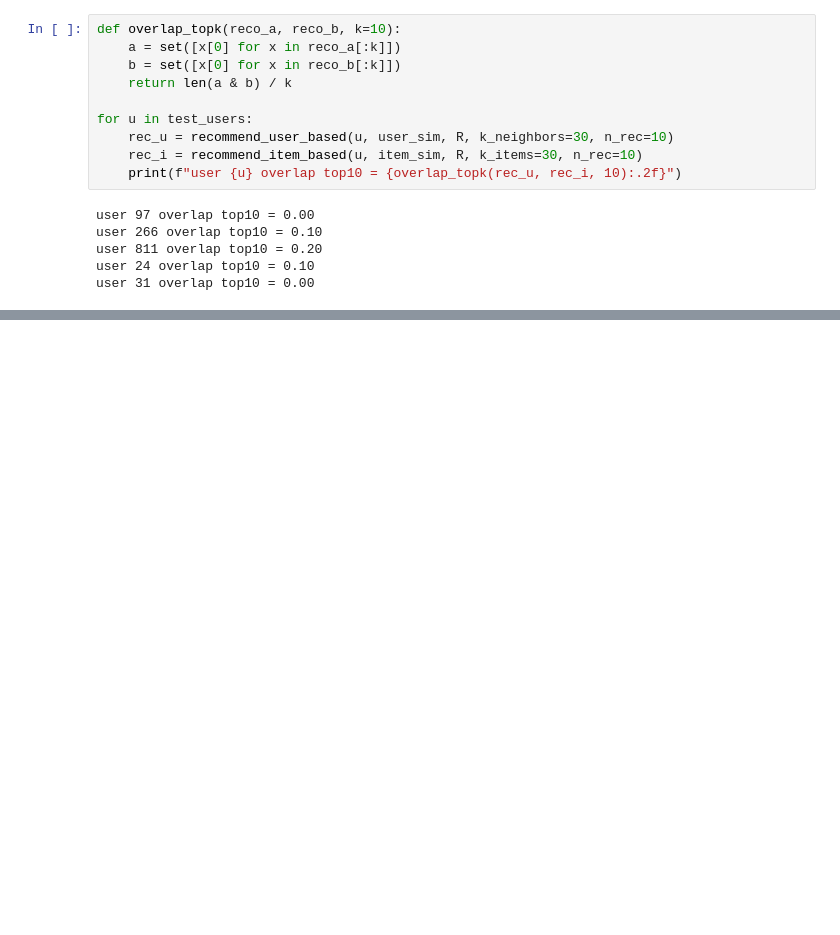
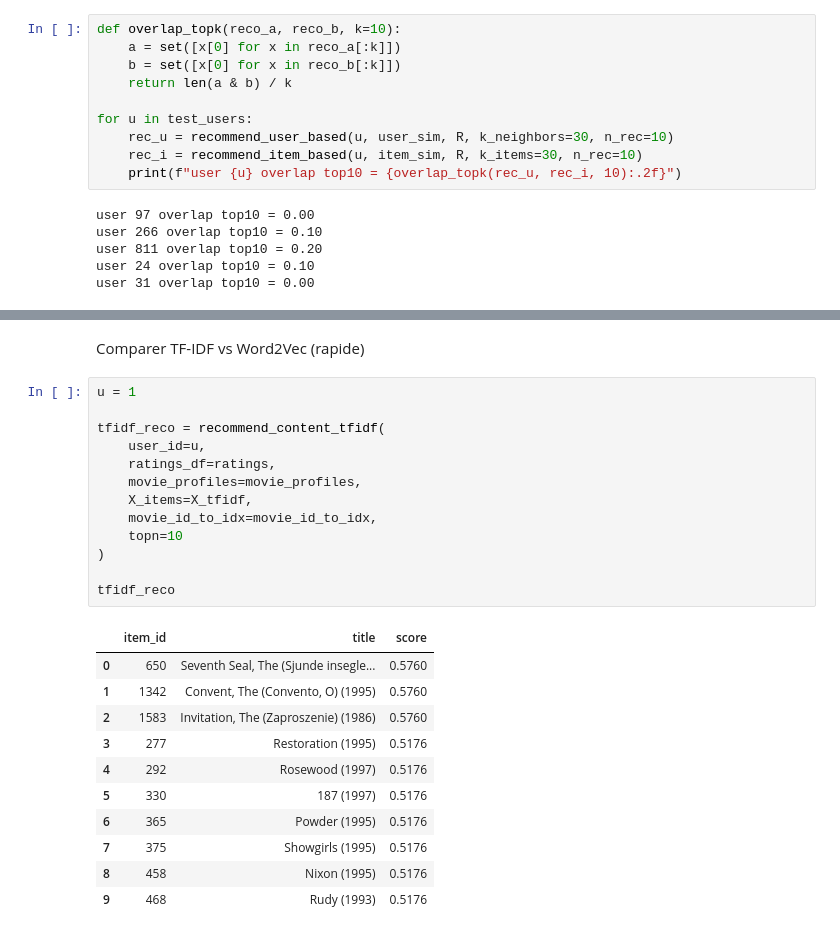
Before and after one commit to fomen2001/systeme-de-recommandation, a Jupyter notebook: projet-sys-recommand-M22.ipynb, the cells around one changed output, grey strips where cells are left out. Drawn from its saved outputs; the diff is of its cells as text; blank space fills up the shorter version.

```diff
--- a/projet-sys-recommand-M22.ipynb
+++ b/projet-sys-recommand-M22.ipynb
@@ -363,0 +594,27 @@ user 31 overlap top10 = 0.00
+# %% [markdown]
+Comparer TF-IDF vs Word2Vec (rapide)
+# %%
+u = 1
+
+tfidf_reco = recommend_content_tfidf(
+    user_id=u,
+    ratings_df=ratings,
+    movie_profiles=movie_profiles,
+    X_items=X_tfidf,
+    movie_id_to_idx=movie_id_to_idx,
+    topn=10
+)
+
+tfidf_reco
+# %% [output]
+|  | item_id | title | score |
+| 0 | 650 | Seventh Seal, The (Sjunde insegle... | 0.5760 |
+| 1 | 1342 | Convent, The (Convento, O) (1995) | 0.5760 |
+| 2 | 1583 | Invitation, The (Zaproszenie) (1986) | 0.5760 |
+| 3 | 277 | Restoration (1995) | 0.5176 |
+| 4 | 292 | Rosewood (1997) | 0.5176 |
+| 5 | 330 | 187 (1997) | 0.5176 |
+| 6 | 365 | Powder (1995) | 0.5176 |
+| 7 | 375 | Showgirls (1995) | 0.5176 |
+| 8 | 458 | Nixon (1995) | 0.5176 |
+| 9 | 468 | Rudy (1993) | 0.5176 |
```
Also changed, not shown: parts of 14 cells of this notebook, 1 other file.
